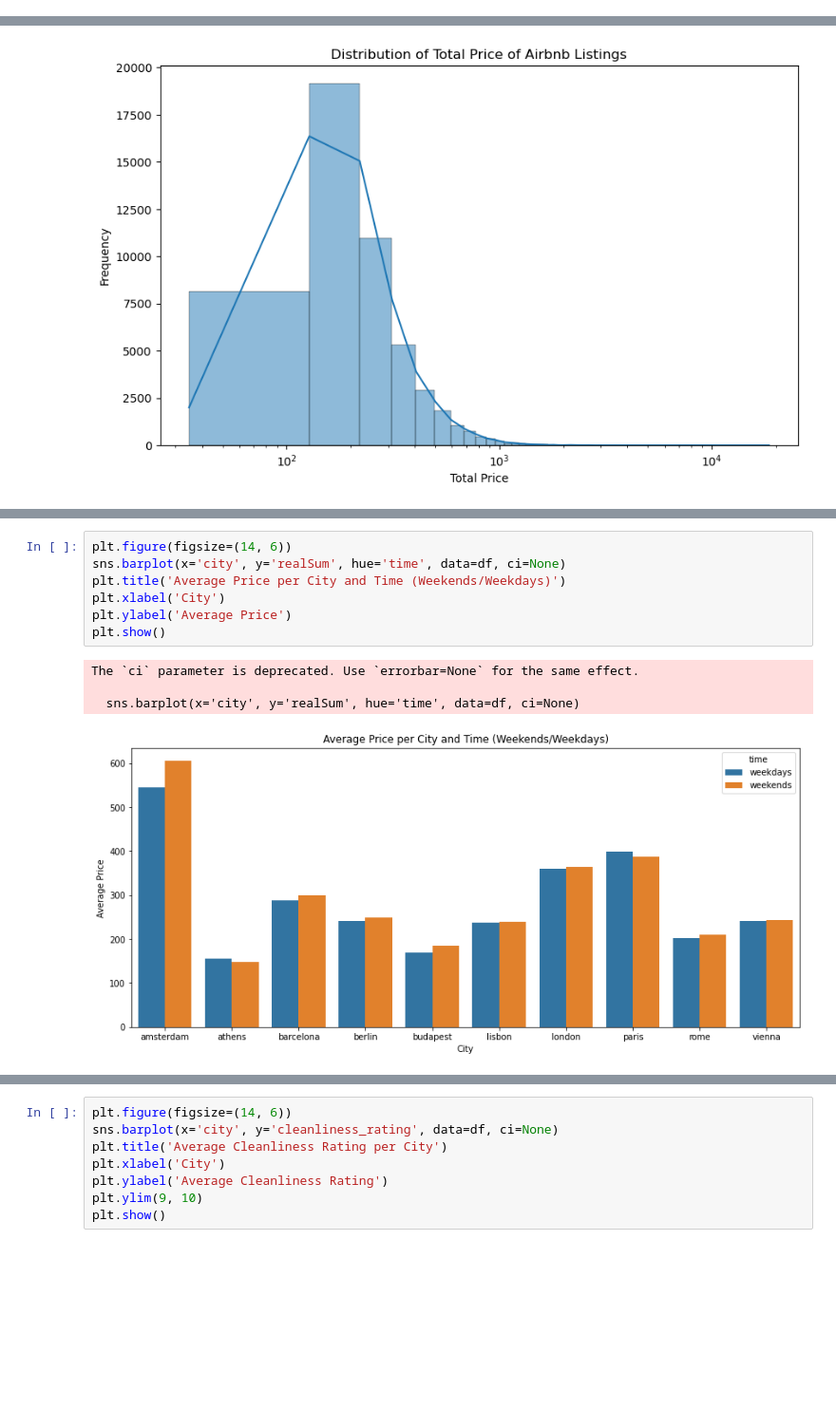
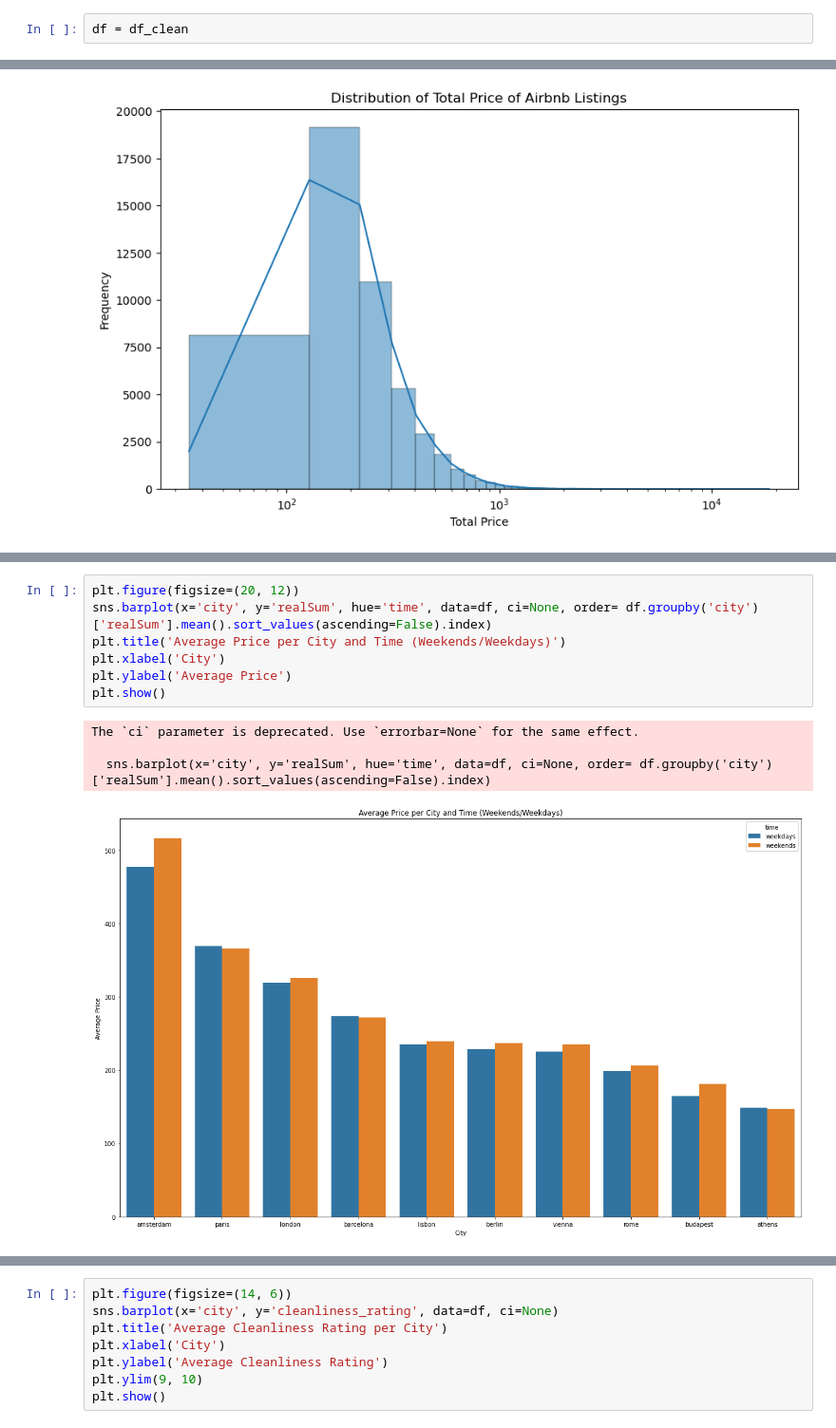
Before and after one commit to com-480-data-visualization/project-2023-les-zinzins, a Jupyter notebook: EDA.ipynb, the cells around one changed output, grey strips where cells are left out. Shown at 95% size. Cells and saved outputs as stored; diff of their text form; blank space fills up the shorter version.

```diff
--- a/EDA.ipynb
+++ b/EDA.ipynb
@@ -131,6 +131,8 @@ print(df['room_type'].unique())
 ['Private room' 'Entire home/apt' 'Shared room']
 # %% [markdown]
 # Classic EDA
+# %%
+df = df_clean
 # %%
 # With the long tail :
 # plt.figure(figsize=(10, 6))
@@ -180,13 +205,13 @@ plt.show()
 # %%
-plt.figure(figsize=(14, 6))
-sns.barplot(x='city', y='realSum', hue='time', data=df, ci=None)
+plt.figure(figsize=(20, 12))
+sns.barplot(x='city', y='realSum', hue='time', data=df, ci=None, order= df.groupby('city')['realSum'].mean().sort_values(ascending=False).index)
 plt.title('Average Price per City and Time (Weekends/Weekdays)')
 plt.xlabel('City')
 plt.ylabel('Average Price')
 plt.show()
 # %% [output]
 The `ci` parameter is deprecated. Use `errorbar=None` for the same effect.
 
-  sns.barplot(x='city', y='realSum', hue='time', data=df, ci=None)
+  sns.barplot(x='city', y='realSum', hue='time', data=df, ci=None, order= df.groupby('city')['realSum'].mean().sort_values(ascending=False).index)
-[figure, old version]
+[figure, new version]
 # %%
```
Also changed, not shown: parts of 8 cells of this notebook.
